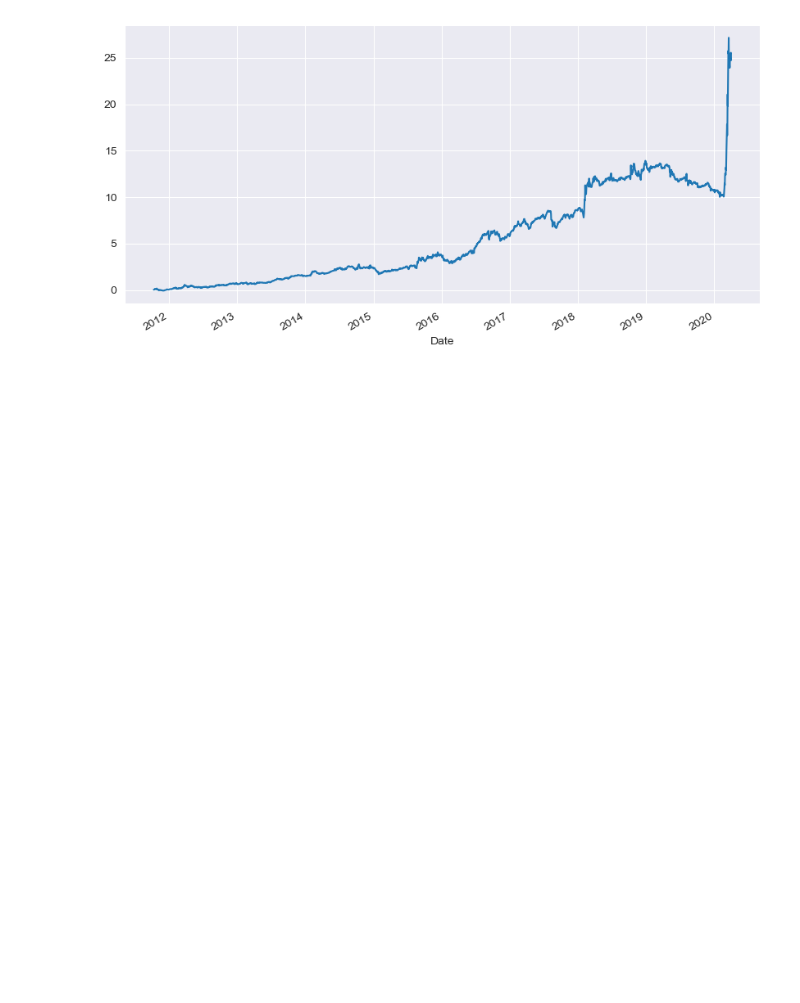
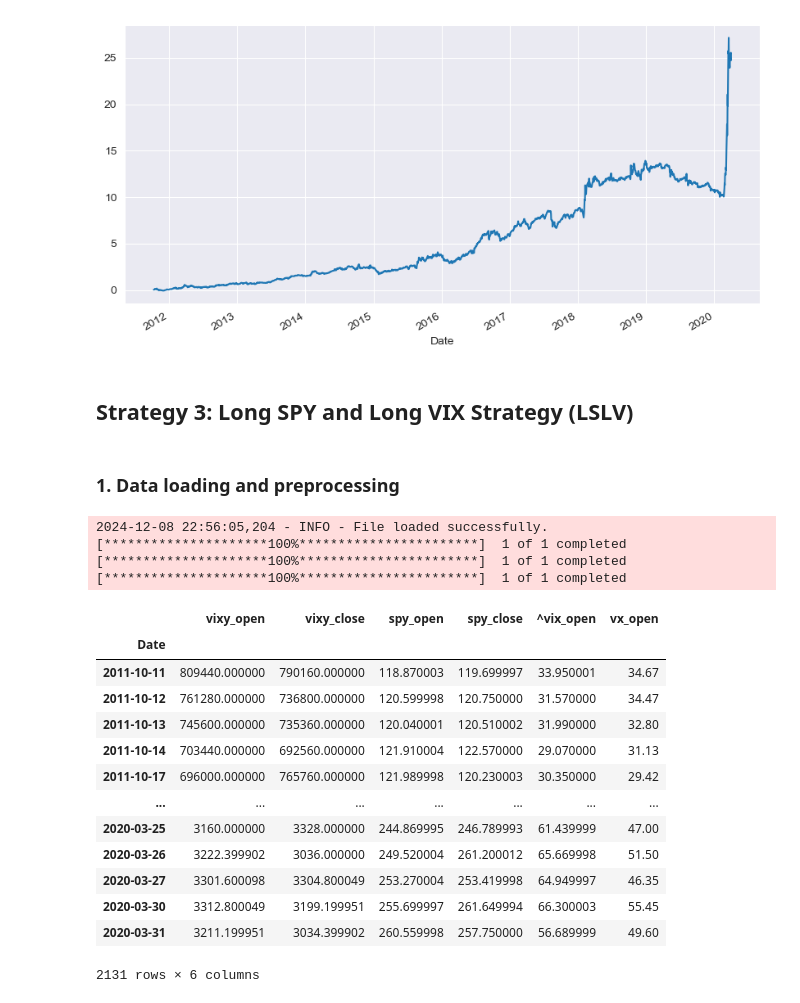
Before and after one commit to peterchettiar/trading-volatility, a Jupyter notebook: trading_vol_strat_research.ipynb, the cells around one changed output. Drawn from its saved outputs; the diff is of its cells as text; code cells hidden in the pictures; blank space fills up the shorter version.

```diff
--- a/trading_vol_strat_research.ipynb
+++ b/trading_vol_strat_research.ipynb
@@ -251,3 +247,7 @@ hlsv_returns["portfolio_cumulative_returns"].plot(figsize=(10,5))
 # %% [output]
 <Axes: xlabel='Date'>
 [figure]
+# %% [markdown]
+## Strategy 3: Long SPY and Long VIX Strategy (LSLV)
+# %% [markdown]
+### 1. Data loading and preprocessing
@@ -253,0 +258,28 @@ hlsv_returns["portfolio_cumulative_returns"].plot(figsize=(10,5))
+# %%
+lslv_trader = TradingVolatility(volatility_assets=hlsv_tickers,
+                                volatility_indices=hlsv_indices)
+
+# Historical data for 1-month VIX futures cannot be retreived using Yahoo Finanace API, hence manual upload
+lslv_trader.get_data(start_date="2011-10-11",
+                     end_date="2020-04-01",
+                     col_rename='vx_open',
+                     manual_loading="S&P 500 VIX Futures Historical Data.csv")
+# %% [output]
+2024-12-08 22:56:05,204 - INFO - File loaded successfully.
+[*********************100%***********************]  1 of 1 completed
+[*********************100%***********************]  1 of 1 completed
+[*********************100%***********************]  1 of 1 completed
+|  | vixy_open | vixy_close | spy_open | spy_close | ^vix_open | vx_open |
+| Date |  |  |  |  |  |  |
+| 2011-10-11 | 809440.000000 | 790160.000000 | 118.870003 | 119.699997 | 33.950001 | 34.67 |
+| 2011-10-12 | 761280.000000 | 736800.000000 | 120.599998 | 120.750000 | 31.570000 | 34.47 |
+| 2011-10-13 | 745600.000000 | 735360.000000 | 120.040001 | 120.510002 | 31.990000 | 32.80 |
+| 2011-10-14 | 703440.000000 | 692560.000000 | 121.910004 | 122.570000 | 29.070000 | 31.13 |
+| 2011-10-17 | 696000.000000 | 765760.000000 | 121.989998 | 120.230003 | 30.350000 | 29.42 |
+| ... | ... | ... | ... | ... | ... | ... |
+| 2020-03-25 | 3160.000000 | 3328.000000 | 244.869995 | 246.789993 | 61.439999 | 47.00 |
+| 2020-03-26 | 3222.399902 | 3036.000000 | 249.520004 | 261.200012 | 65.669998 | 51.50 |
+| 2020-03-27 | 3301.600098 | 3304.800049 | 253.270004 | 253.419998 | 64.949997 | 46.35 |
+| 2020-03-30 | 3312.800049 | 3199.199951 | 255.699997 | 261.649994 | 66.300003 | 55.45 |
+| 2020-03-31 | 3211.199951 | 3034.399902 | 260.559998 | 257.750000 | 56.689999 | 49.60 |
+2131 rows × 6 columns
```
Also changed, not shown: parts of 12 cells of this notebook, 1 other file.
